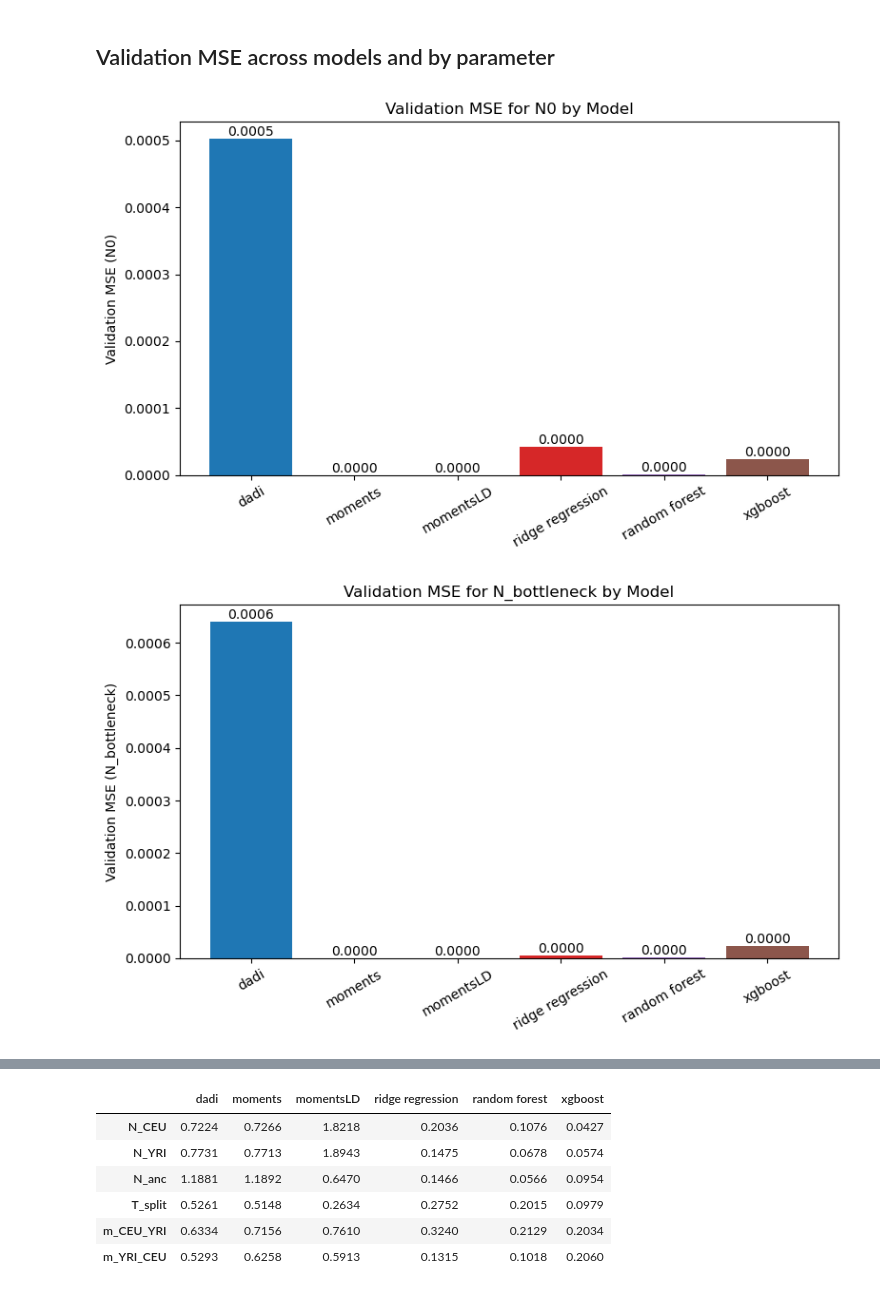
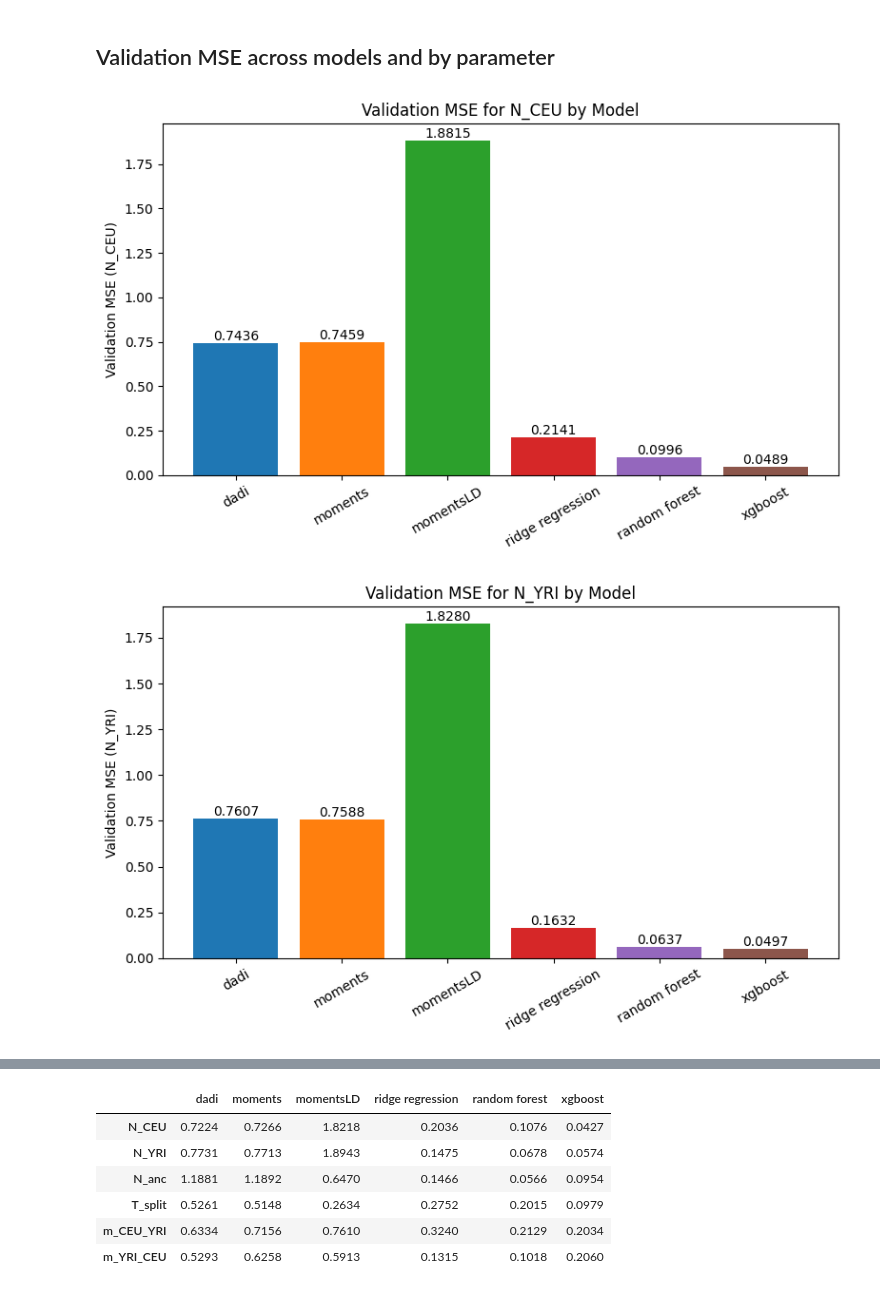
Before and after one commit to ak1376/Infer_Demography, a Jupyter notebook: notebooks/visualization.ipynb, the cells around one changed output, grey strips where cells are left out. Drawn from its saved outputs; the diff is of its cells as text; code cells hidden in the pictures.

```diff
--- a/notebooks/visualization.ipynb
+++ b/notebooks/visualization.ipynb
@@ -124,8 +124,8 @@ import json
 import matplotlib.pyplot as plt
 import numpy as np
 
-experiment_name = 'bottleneck'
-model_type = 'modeling_w_FIM_w_SFSresids'
+experiment_name = 'split_isolation'
+model_type = 'modeling_wo_FIM_wo_SFSresids'
 
 metrics_path = f'/home/akapoor/kernlab/Infer_Demography/experiments/{experiment_name}/{model_type}/datasets/metrics_all.json'
 ridge_path = f'/home/akapoor/kernlab/Infer_Demography/experiments/{experiment_name}/{model_type}/linear_ridge/linear_model_error_ridge.json'
@@ -167,32 +167,32 @@ for param in param_keys:
     plt.title(f'Validation MSE for {param} by Model')
     plt.xticks(rotation=30)
 
     # Annotate values
     for i, v in enumerate(ordered_mse):
         plt.text(i, v if v is not None else 0.01, f'{v:.4f}' if v is not None else 'Missing', ha='center', va='bottom', color='black', fontsize=10)
 
     plt.tight_layout()
     plt.show()
 
 # Rolled-up bar chart: average MSE per method across all parameters
 avg_mse = []
 for model, m_dict in zip(models, model_dicts):
     vals = list(m_dict.get('validation_mse', {}).values())
     vals = [v for v in vals if v is not None]
     avg = np.mean(vals) if vals else np.nan
     avg_mse.append(avg)
 
 plt.figure(figsize=(8,5))
 bars = plt.bar(display_names, avg_mse, color=['#1f77b4', '#ff7f0e', '#2ca02c', '#d62728', '#9467bd', '#8c564b'])
 plt.ylabel('Average Validation MSE (across parameters)')
 plt.title('Average Validation MSE by Model')
 plt.xticks(rotation=30)
 
 for i, v in enumerate(avg_mse):
     plt.text(i, v if not np.isnan(v) else 0.01, f'{v:.4f}' if not np.isnan(v) else 'Missing', ha='center', va='bottom', color='black', fontsize=10)
 
 plt.tight_layout()
 plt.show()
 # %% [output]
-[figure, old version]
+[figure, new version]
-[figure, old version]
+[figure, new version]
```
Also changed, not shown: parts of 8 cells of this notebook, 5 other files.
